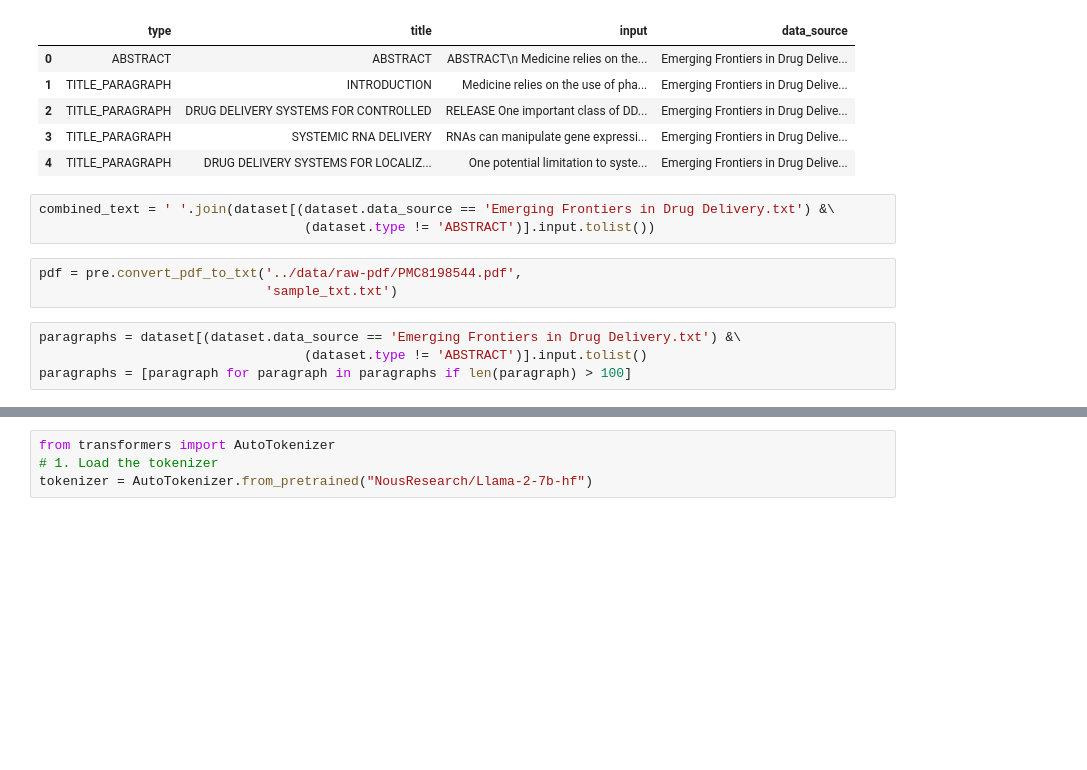
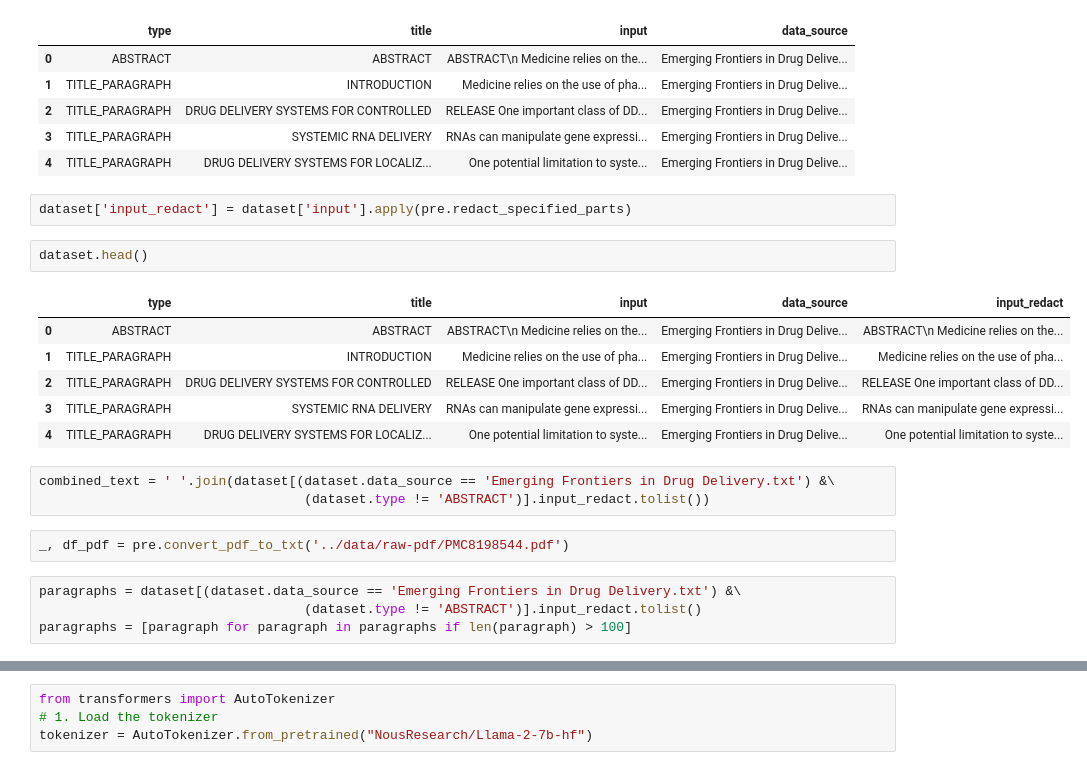
Before and after one commit to aandrovitsanea/PubPulse, a Jupyter notebook: notebooks/summary.ipynb, the cells around one changed output, grey strips where cells are left out. Cells and saved outputs as stored; diff of their text form; blank space fills up the shorter version.

```diff
--- a/notebooks/summary.ipynb
+++ b/notebooks/summary.ipynb
@@ -41,15 +42,25 @@ dataset.head()
 | 2 | TITLE_PARAGRAPH | DRUG DELIVERY SYSTEMS FOR CONTROLLED | RELEASE One important class of DD... | Emerging Frontiers in Drug Delive... |
 | 3 | TITLE_PARAGRAPH | SYSTEMIC RNA DELIVERY | RNAs can manipulate gene expressi... | Emerging Frontiers in Drug Delive... |
 | 4 | TITLE_PARAGRAPH | DRUG DELIVERY SYSTEMS FOR LOCALIZ... | One potential limitation to syste... | Emerging Frontiers in Drug Delive... |
+# %%
+dataset['input_redact'] = dataset['input'].apply(pre.redact_specified_parts)
+# %%
+dataset.head()
+# %% [output]
+|  | type | title | input | data_source | input_redact |
+| 0 | ABSTRACT | ABSTRACT | ABSTRACT\n Medicine relies on the... | Emerging Frontiers in Drug Delive... | ABSTRACT\n Medicine relies on the... |
+| 1 | TITLE_PARAGRAPH | INTRODUCTION | Medicine relies on the use of pha... | Emerging Frontiers in Drug Delive... | Medicine relies on the use of pha... |
+| 2 | TITLE_PARAGRAPH | DRUG DELIVERY SYSTEMS FOR CONTROLLED | RELEASE One important class of DD... | Emerging Frontiers in Drug Delive... | RELEASE One important class of DD... |
+| 3 | TITLE_PARAGRAPH | SYSTEMIC RNA DELIVERY | RNAs can manipulate gene expressi... | Emerging Frontiers in Drug Delive... | RNAs can manipulate gene expressi... |
+| 4 | TITLE_PARAGRAPH | DRUG DELIVERY SYSTEMS FOR LOCALIZ... | One potential limitation to syste... | Emerging Frontiers in Drug Delive... | One potential limitation to syste... |
 # %%
 combined_text = ' '.join(dataset[(dataset.data_source == 'Emerging Frontiers in Drug Delivery.txt') &\
-                                  (dataset.type != 'ABSTRACT')].input.tolist())
+                                  (dataset.type != 'ABSTRACT')].input_redact.tolist())
 # %%
-pdf = pre.convert_pdf_to_txt('../data/raw-pdf/PMC8198544.pdf',
-                             'sample_txt.txt')
+_, df_pdf = pre.convert_pdf_to_txt('../data/raw-pdf/PMC8198544.pdf')
 # %%
 paragraphs = dataset[(dataset.data_source == 'Emerging Frontiers in Drug Delivery.txt') &\
-                                  (dataset.type != 'ABSTRACT')].input.tolist()
+                                  (dataset.type != 'ABSTRACT')].input_redact.tolist()
 paragraphs = [paragraph for paragraph in paragraphs if len(paragraph) > 100]
 # %%
 for paragraph in paragraphs:
```
Also changed, not shown: parts of 29 cells of this notebook.
